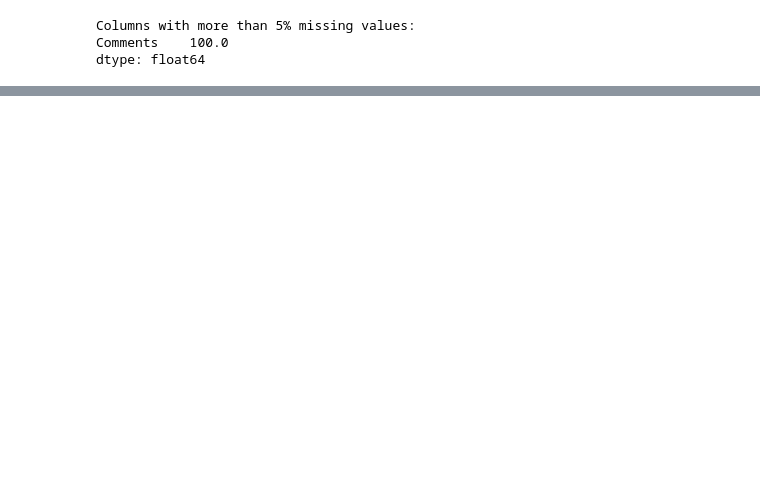
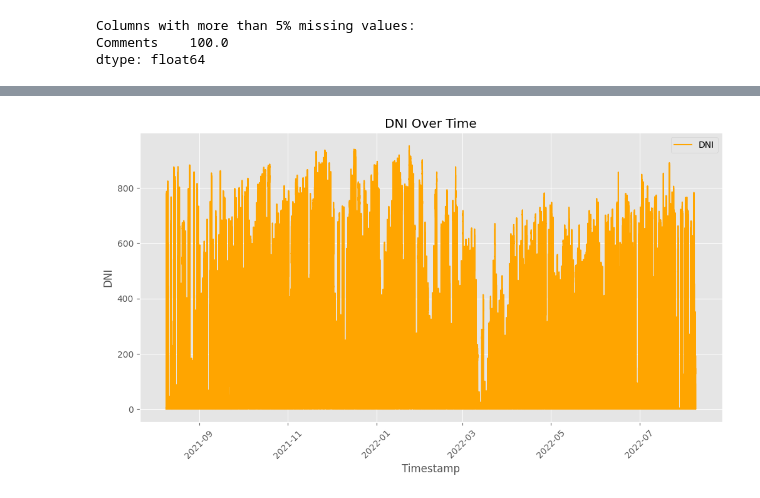
Before and after one commit to estif-lul/solar-challenge-week0, a Jupyter notebook: src/notebooks/benin_eda.ipynb, the cells around one changed output, grey strips where cells are left out. Drawn from its saved outputs; the diff is of its cells as text; code cells hidden in the pictures; blank space fills up the shorter version.

```diff
--- a/src/notebooks/benin_eda.ipynb
+++ b/src/notebooks/benin_eda.ipynb
@@ -102,0 +139,9 @@ df_cleaned.describe(include='number')
+# %%
+# Plot DNI over time
+plt.figure(figsize=(12, 6))
+sns.lineplot(x=df_cleaned.index, y=df_cleaned['DNI'], label='DNI', color='orange')
+plt.title("DNI Over Time")
+plt.xticks(rotation=45)
+plt.show()
+# %% [output]
+[figure, added]
```
Also changed, not shown: parts of 21 cells of this notebook.
